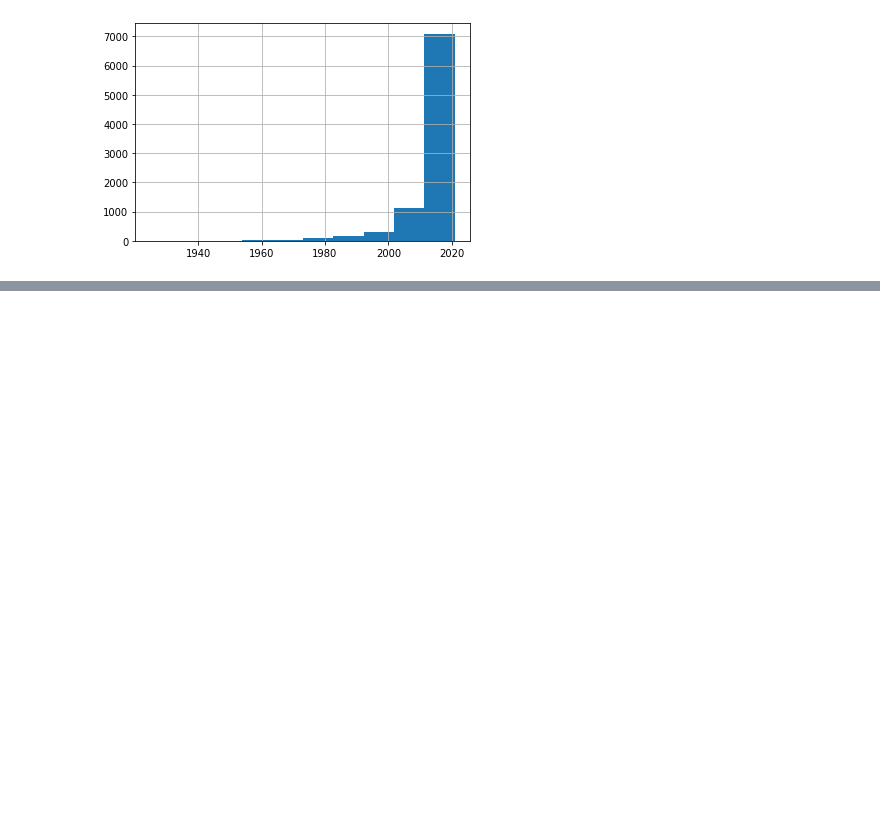
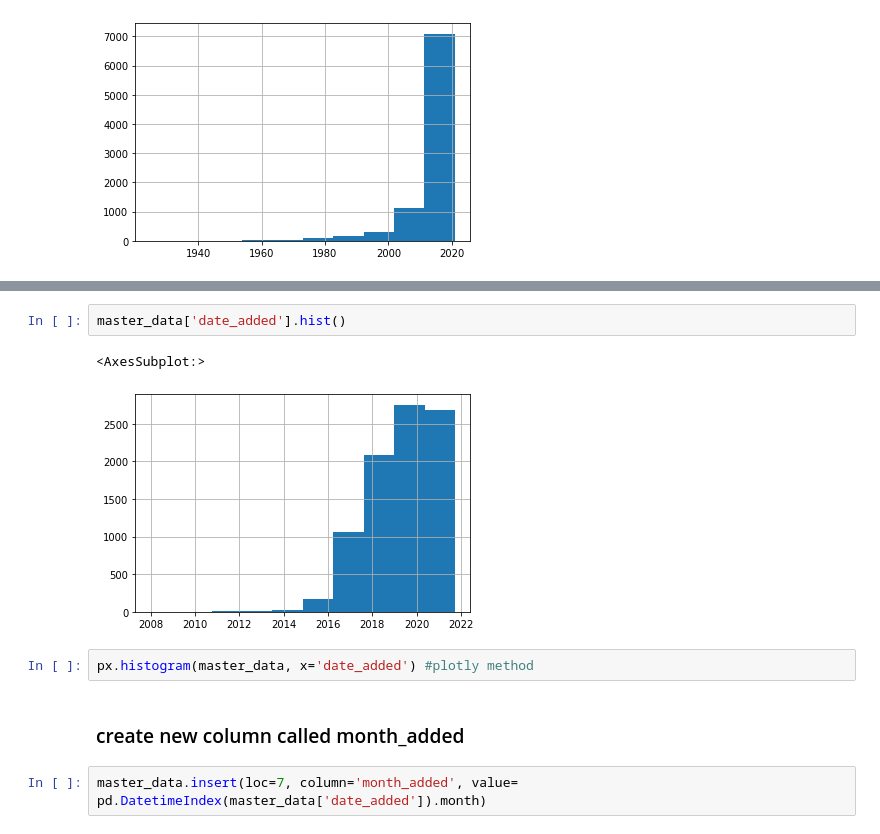
Before and after one commit to Jose-Servin/DataCamp, a Jupyter notebook: Projects/Netflix_Data_Analysis/Netflix_Data_EDA.ipynb, the cells around one changed output, grey strips where cells are left out. Saved outputs shown, nothing was run; the diff lists cells and outputs as text; blank space fills up the shorter version.

Commit message:
PM working session, NA values in date column need fixing

```diff
--- a/Projects/Netflix_Data_Analysis/Netflix_Data_EDA.ipynb
+++ b/Projects/Netflix_Data_Analysis/Netflix_Data_EDA.ipynb
@@ -97,0 +100,11 @@ ValueError: Mime type rendering requires nbformat>=4.2.0 but it is not installed
+# %%
+master_data['date_added'].hist()
+# %% [output]
+<AxesSubplot:>
+[figure, added]
+# %%
+px.histogram(master_data, x='date_added') #plotly method
+# %% [markdown]
+### create new column called month_added
+# %%
+master_data.insert(loc=7, column='month_added', value= pd.DatetimeIndex(master_data['date_added']).month)
```
Also changed, not shown: parts of 6 cells of this notebook.
